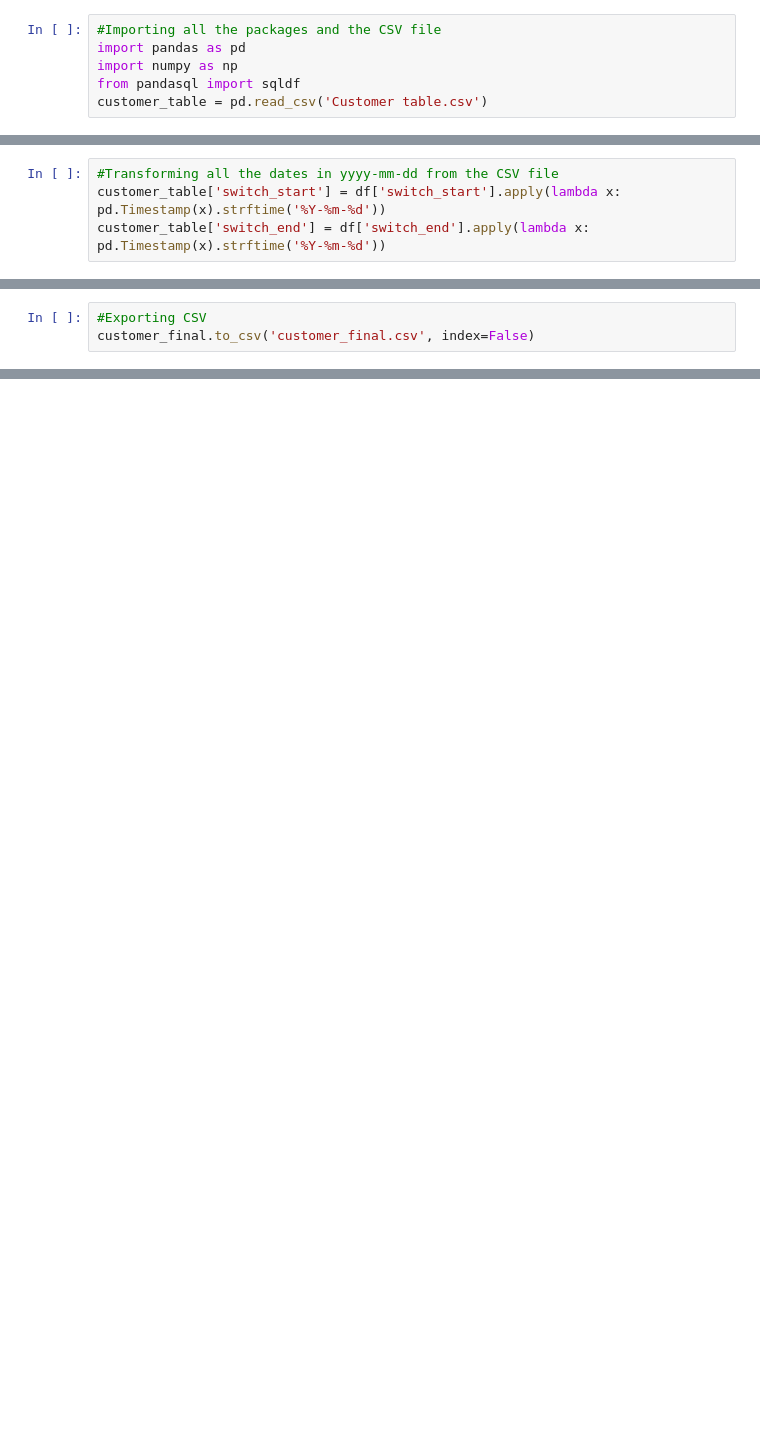
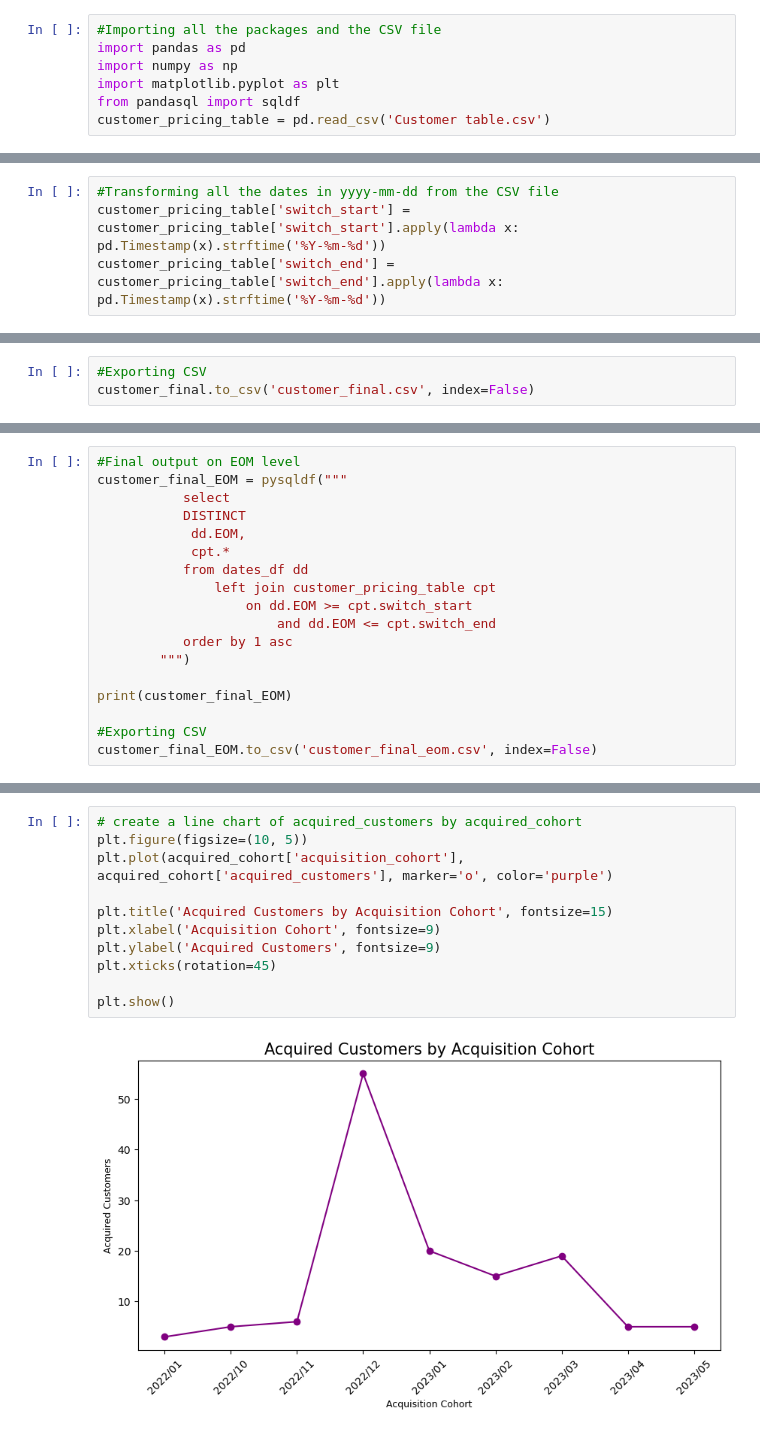
Before and after one commit to maysmelo/price_table_historical, a Jupyter notebook: Price historical table.ipynb, the cells around one changed output, grey strips where cells are left out. Saved outputs shown, nothing was run; the diff lists cells and outputs as text; blank space fills up the shorter version.

```diff
--- a/Price historical table.ipynb
+++ b/Price historical table.ipynb
@@ -2,7 +2,8 @@
 #Importing all the packages and the CSV file
 import pandas as pd
 import numpy as np
+import matplotlib.pyplot as plt
 from pandasql import sqldf
-customer_table = pd.read_csv('Customer table.csv')
+customer_pricing_table = pd.read_csv('Customer table.csv')
 # %%
 #Removing the timestamp values from the switch columns
@@ -81,7 +86,7 @@ print(dates_df)
 # %%
 #Transforming all the dates in yyyy-mm-dd from the CSV file
-customer_table['switch_start'] = df['switch_start'].apply(lambda x: pd.Timestamp(x).strftime('%Y-%m-%d'))
-customer_table['switch_end'] = df['switch_end'].apply(lambda x: pd.Timestamp(x).strftime('%Y-%m-%d'))
+customer_pricing_table['switch_start'] = customer_pricing_table['switch_start'].apply(lambda x: pd.Timestamp(x).strftime('%Y-%m-%d'))
+customer_pricing_table['switch_end'] = customer_pricing_table['switch_end'].apply(lambda x: pd.Timestamp(x).strftime('%Y-%m-%d'))
 # %%
 #Testing SQL environment
 pysqldf = lambda q: sqldf(q)
@@ -208,0 +216,18 @@ import cutecharts.charts as ctc
+# %%
+#Final output on EOM level
+customer_final_EOM = pysqldf("""
+           select
+           DISTINCT
+            dd.EOM,
+            cpt.*
+           from dates_df dd
+               left join customer_pricing_table cpt
+                   on dd.EOM >= cpt.switch_start
+                       and dd.EOM <= cpt.switch_end
+           order by 1 asc
+        """)
+
+print(customer_final_EOM)
+
+#Exporting CSV
+customer_final_EOM.to_csv('customer_final_eom.csv', index=False)
@@ -269,0 +317,13 @@ chart.render_notebook()
+# %%
+# create a line chart of acquired_customers by acquired_cohort
+plt.figure(figsize=(10, 5))
+plt.plot(acquired_cohort['acquisition_cohort'], acquired_cohort['acquired_customers'], marker='o', color='purple')
+
+plt.title('Acquired Customers by Acquisition Cohort', fontsize=15)
+plt.xlabel('Acquisition Cohort', fontsize=9)
+plt.ylabel('Acquired Customers', fontsize=9)
+plt.xticks(rotation=45)
+
+plt.show()
+# %% [output]
+[figure, added]
```
Also changed, not shown: parts of 15 cells of this notebook, 2 other files.
